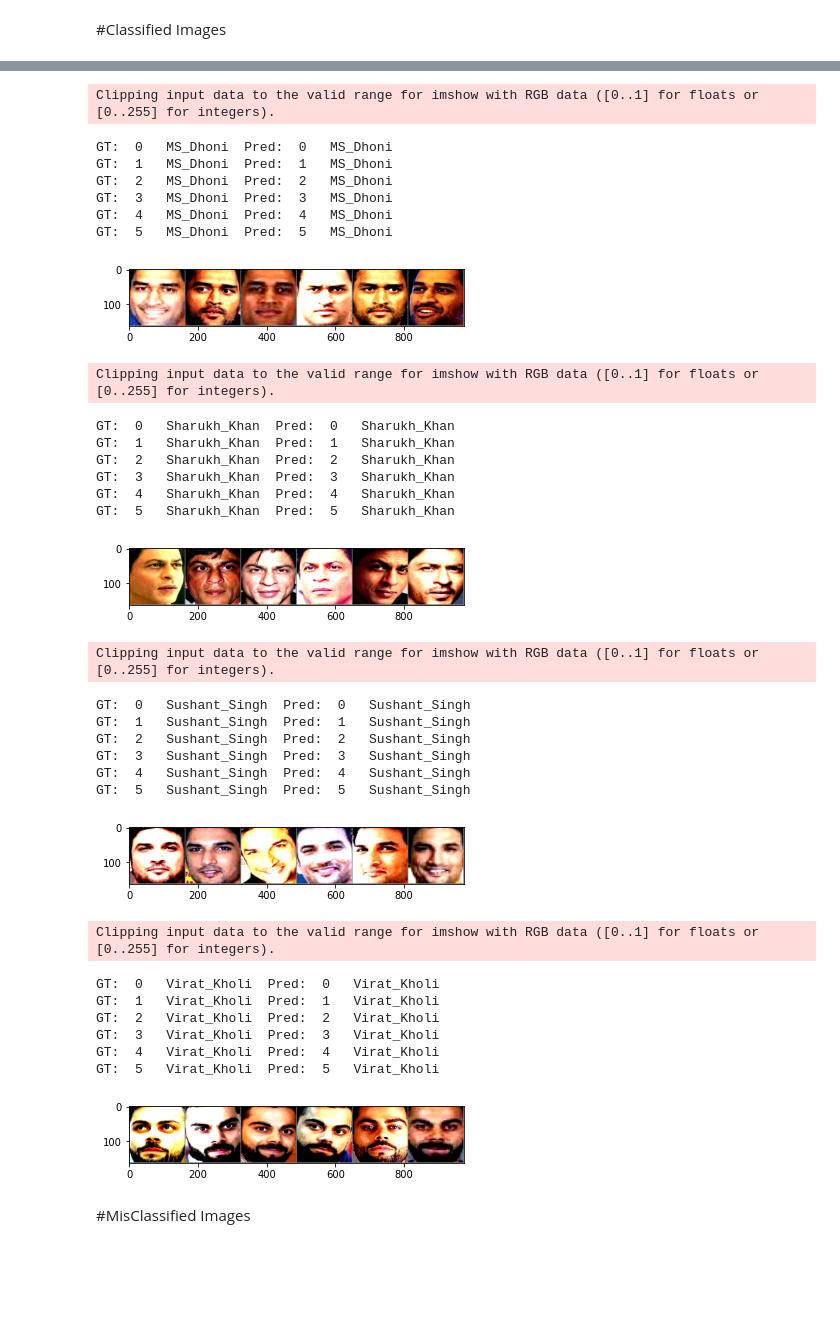
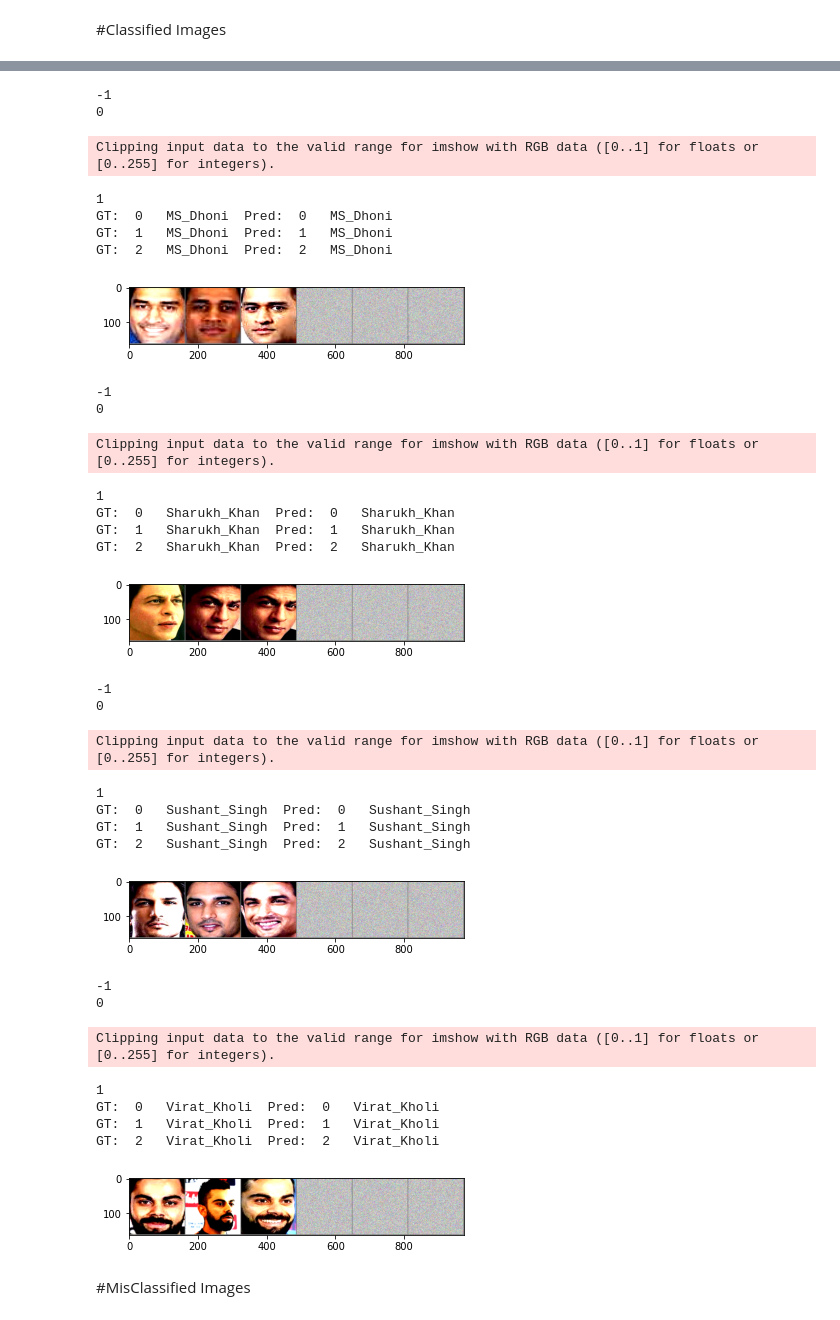
Before and after one commit to gdeotale/E4P2, a Jupyter notebook: Assignment4/Training/Main.ipynb, the cells around one changed output, grey strips where cells are left out. Cells and saved outputs as stored; diff of their text form; code cells hidden in the pictures; blank space fills up the shorter version.

```diff
--- a/Assignment4/Training/Main.ipynb
+++ b/Assignment4/Training/Main.ipynb
@@ -495,6 +511,6 @@ GT:  5   Anushka_Sharma  Pred:  5   Anushka_Sharma
 # %%
 images0, label0, pred0 = fun('Deepika_Padukone', testloader1)
 general_utils.imshow(torchvision.utils.make_grid(images0))
-for j in range(0, 6):
+for j in range(0, 3):
   print('GT: ', j, ' ', classes[label0[j]],' Pred: ', j, ' ', classes[pred0[j]])
 # %% [output]
@@ -509,59 +525,59 @@ GT:  5   Deepika_Padukone  Pred:  5   Deepika_Padukone
 # %%
 images0, label0, pred0 = fun('MS_Dhoni', testloader1)
 general_utils.imshow(torchvision.utils.make_grid(images0))
-for j in range(0, 6):
+for j in range(0, 3):
   print('GT: ', j, ' ', classes[label0[j]],' Pred: ', j, ' ', classes[pred0[j]])
 # %% [output]
-Clipping input data to the valid range for imshow with RGB data ([0..1] for floats or [0..255] for integers).
+-1
+0
-GT:  0   MS_Dhoni  Pred:  0   MS_Dhoni
-GT:  1   MS_Dhoni  Pred:  1   MS_Dhoni
-GT:  2   MS_Dhoni  Pred:  2   MS_Dhoni
-GT:  3   MS_Dhoni  Pred:  3   MS_Dhoni
-GT:  4   MS_Dhoni  Pred:  4   MS_Dhoni
-GT:  5   MS_Dhoni  Pred:  5   MS_Dhoni
+Clipping input data to the valid range for imshow with RGB data ([0..1] for floats or [0..255] for integers).
+1
+GT:  0   MS_Dhoni  Pred:  0   MS_Dhoni
+GT:  1   MS_Dhoni  Pred:  1   MS_Dhoni
+GT:  2   MS_Dhoni  Pred:  2   MS_Dhoni
-[figure, old version]
+[figure, new version]
 # %%
 images0, label0, pred0 = fun('Sharukh_Khan', testloader1)
 general_utils.imshow(torchvision.utils.make_grid(images0))
-for j in range(0, 6):
+for j in range(0, 3):
   print('GT: ', j, ' ', classes[label0[j]],' Pred: ', j, ' ', classes[pred0[j]])
 # %% [output]
-Clipping input data to the valid range for imshow with RGB data ([0..1] for floats or [0..255] for integers).
+-1
+0
-GT:  0   Sharukh_Khan  Pred:  0   Sharukh_Khan
-GT:  1   Sharukh_Khan  Pred:  1   Sharukh_Khan
-GT:  2   Sharukh_Khan  Pred:  2   Sharukh_Khan
-GT:  3   Sharukh_Khan  Pred:  3   Sharukh_Khan
-GT:  4   Sharukh_Khan  Pred:  4   Sharukh_Khan
-GT:  5   Sharukh_Khan  Pred:  5   Sharukh_Khan
+Clipping input data to the valid range for imshow with RGB data ([0..1] for floats or [0..255] for integers).
+1
+GT:  0   Sharukh_Khan  Pred:  0   Sharukh_Khan
+GT:  1   Sharukh_Khan  Pred:  1   Sharukh_Khan
+GT:  2   Sharukh_Khan  Pred:  2   Sharukh_Khan
-[figure, old version]
+[figure, new version]
 # %%
 images0, label0, pred0 = fun('Sushant_Singh', testloader1)
 general_utils.imshow(torchvision.utils.make_grid(images0))
-for j in range(0, 6):
+for j in range(0, 3):
   print('GT: ', j, ' ', classes[label0[j]],' Pred: ', j, ' ', classes[pred0[j]])
 # %% [output]
-Clipping input data to the valid range for imshow with RGB data ([0..1] for floats or [0..255] for integers).
+-1
+0
-GT:  0   Sushant_Singh  Pred:  0   Sushant_Singh
-GT:  1   Sushant_Singh  Pred:  1   Sushant_Singh
-GT:  2   Sushant_Singh  Pred:  2   Sushant_Singh
-GT:  3   Sushant_Singh  Pred:  3   Sushant_Singh
-GT:  4   Sushant_Singh  Pred:  4   Sushant_Singh
-GT:  5   Sushant_Singh  Pred:  5   Sushant_Singh
+Clipping input data to the valid range for imshow with RGB data ([0..1] for floats or [0..255] for integers).
+1
+GT:  0   Sushant_Singh  Pred:  0   Sushant_Singh
+GT:  1   Sushant_Singh  Pred:  1   Sushant_Singh
+GT:  2   Sushant_Singh  Pred:  2   Sushant_Singh
-[figure, old version]
+[figure, new version]
 # %%
 images0, label0, pred0 = fun('Virat_Kholi', testloader1)
 general_utils.imshow(torchvision.utils.make_grid(images0))
-for j in range(0, 6):
+for j in range(0, 3):
   print('GT: ', j, ' ', classes[label0[j]],' Pred: ', j, ' ', classes[pred0[j]])
 # %% [output]
-Clipping input data to the valid range for imshow with RGB data ([0..1] for floats or [0..255] for integers).
+-1
+0
-GT:  0   Virat_Kholi  Pred:  0   Virat_Kholi
-GT:  1   Virat_Kholi  Pred:  1   Virat_Kholi
-GT:  2   Virat_Kholi  Pred:  2   Virat_Kholi
-GT:  3   Virat_Kholi  Pred:  3   Virat_Kholi
-GT:  4   Virat_Kholi  Pred:  4   Virat_Kholi
-GT:  5   Virat_Kholi  Pred:  5   Virat_Kholi
+Clipping input data to the valid range for imshow with RGB data ([0..1] for floats or [0..255] for integers).
+1
+GT:  0   Virat_Kholi  Pred:  0   Virat_Kholi
+GT:  1   Virat_Kholi  Pred:  1   Virat_Kholi
+GT:  2   Virat_Kholi  Pred:  2   Virat_Kholi
-[figure, old version]
+[figure, new version]
 # %% [markdown]
 #MisClassified Images
 # %%
```
Also changed, not shown: parts of 24 cells of this notebook, 7 other files.
